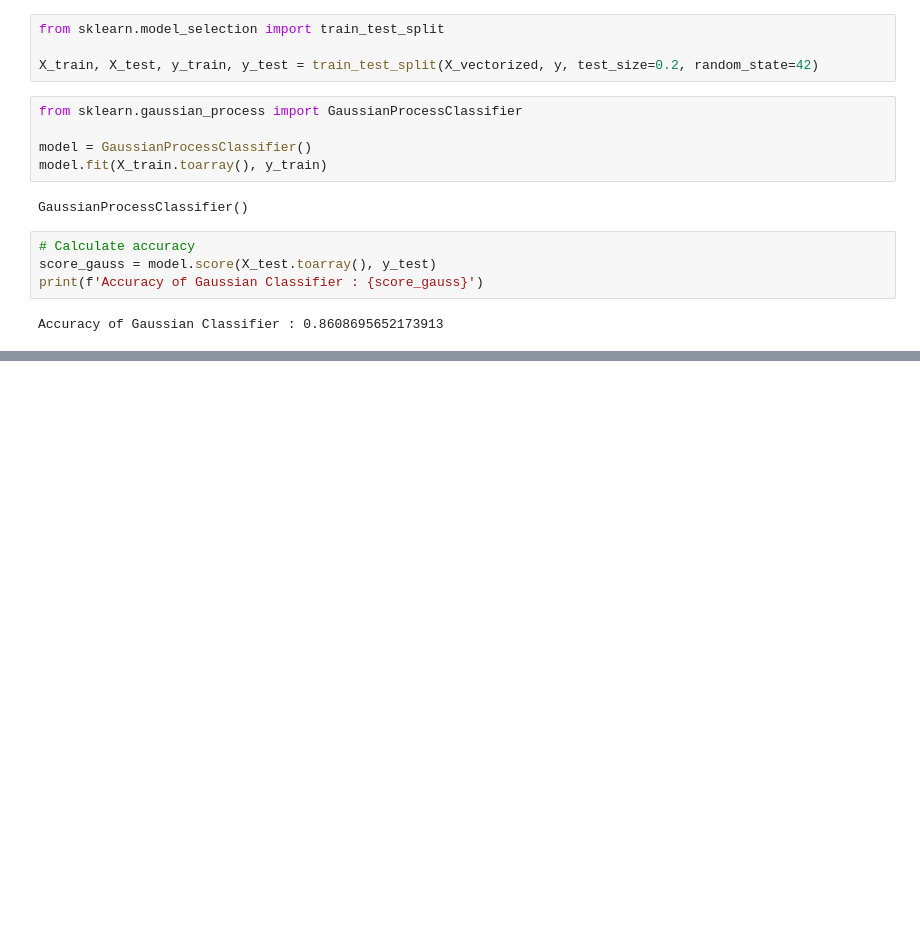
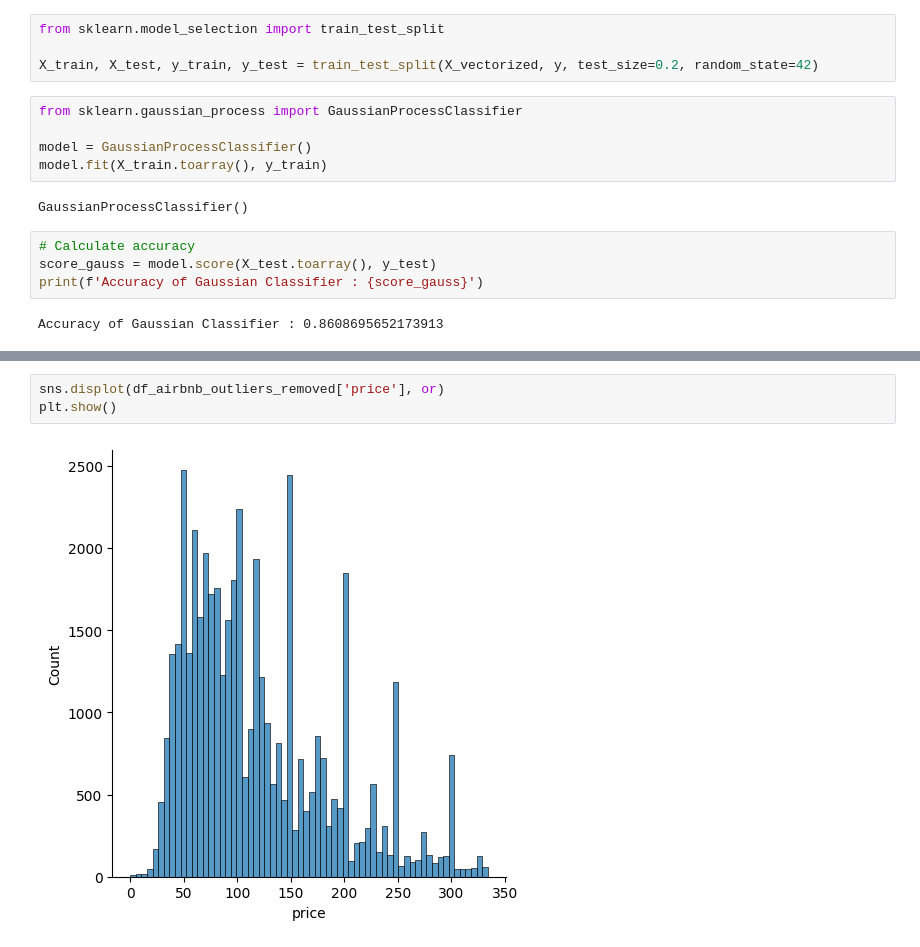
Before and after one commit to aaiml/CSCN8000-lab-submissions, a Jupyter notebook: students-submissions/8815048/Lab2.ipynb, the cells around one changed output, grey strips where cells are left out. Saved outputs shown, nothing was run; the diff lists cells and outputs as text; blank space fills up the shorter version.

```diff
--- a/students-submissions/8815048/Lab2.ipynb
+++ b/students-submissions/8815048/Lab2.ipynb
@@ -174,0 +328,5 @@ df_airbnb = pd.read_csv('..\..\practical_labs\AB_NYC_2019.csv')
+# %%
+sns.displot(df_airbnb_outliers_removed['price'], or)
+plt.show()
+# %% [output]
+[figure, added]
```
Also changed, not shown: parts of 46 cells of this notebook.
